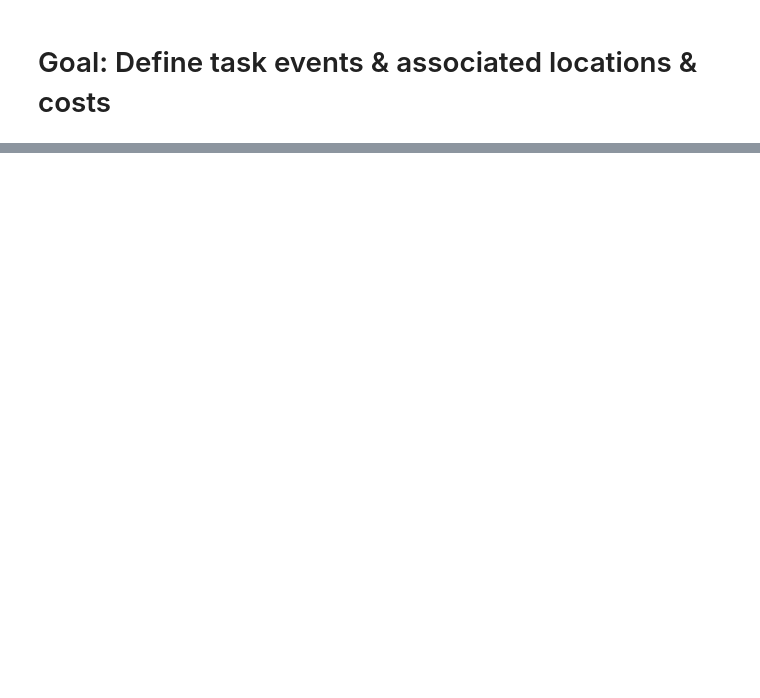
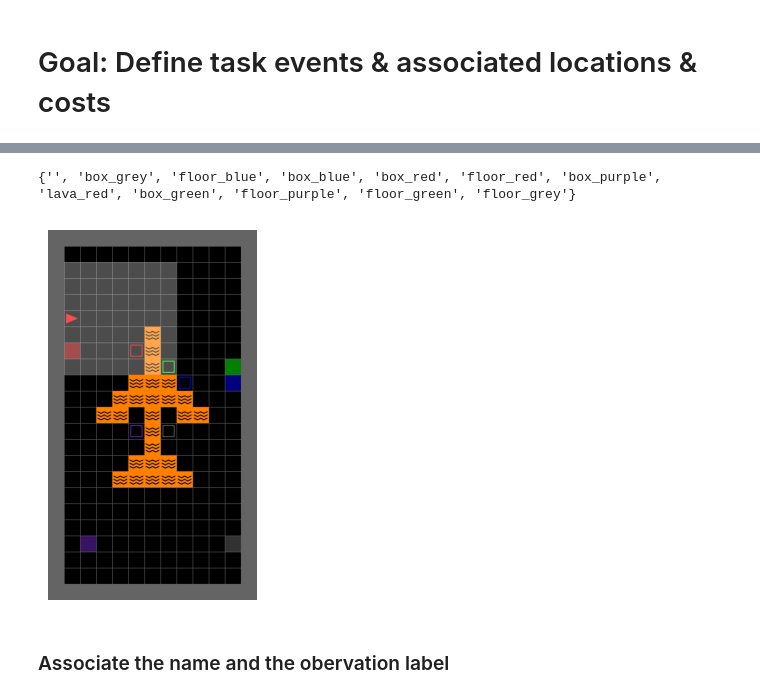
Before and after one commit to watakandai/specless, a Jupyter notebook: examples/AircraftTurnaround/main.ipynb, the cells around one changed output, grey strips where cells are left out. Cells and saved outputs as stored; diff of their text form; code cells hidden in the pictures; blank space fills up the shorter version.

```diff
--- a/examples/AircraftTurnaround/main.ipynb
+++ b/examples/AircraftTurnaround/main.ipynb
@@ -40,0 +82,23 @@ Table 3 (Renamed to `duration.csv`): https://www.tandfonline.com/action/download
+# %%
+env = gym.make("MiniGrid-AircraftTurnaroundEnv-v0", render_mode="rgb_array")
+env = sl.OmniDirectionActionWrapper(
+    env, sl.EightOmniDirectionActions, sl.EIGHT_ACTION_TO_POS_DELTA
+)
+env = sl.MiniGridTransitionSystemWrapper(env, ignore_direction=True)
+# %%
+from specless.automaton.transition_system import TransitionSystem
+
+tsbuilder = sl.TSBuilder()
+minigrid_TS: TransitionSystem = tsbuilder(env)
+print(minigrid_TS.observations)
+# %% [output]
+{'', 'box_grey', 'floor_blue', 'box_blue', 'box_red', 'floor_red', 'box_purple', 'lava_red', 'box_green', 'floor_purple', 'floor_green', 'floor_grey'}
+# %%
+env.reset()
+plt.imshow(env.render())
+plt.axis("off")
+plt.show()
+# %% [output]
+[figure, added]
+# %% [markdown]
+### Associate the name and the obervation label
```
Also changed, not shown: parts of 26 cells of this notebook, 34 other files.
